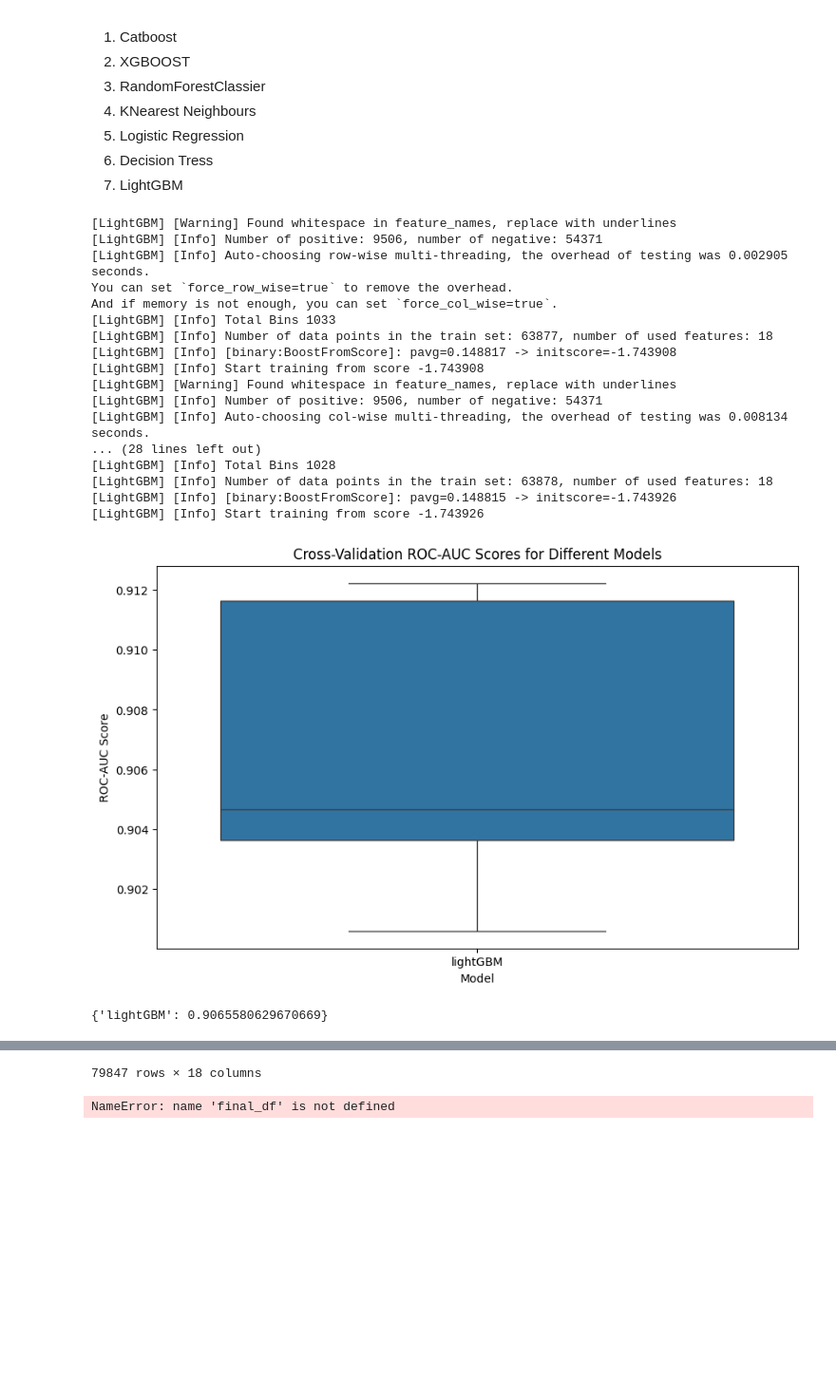
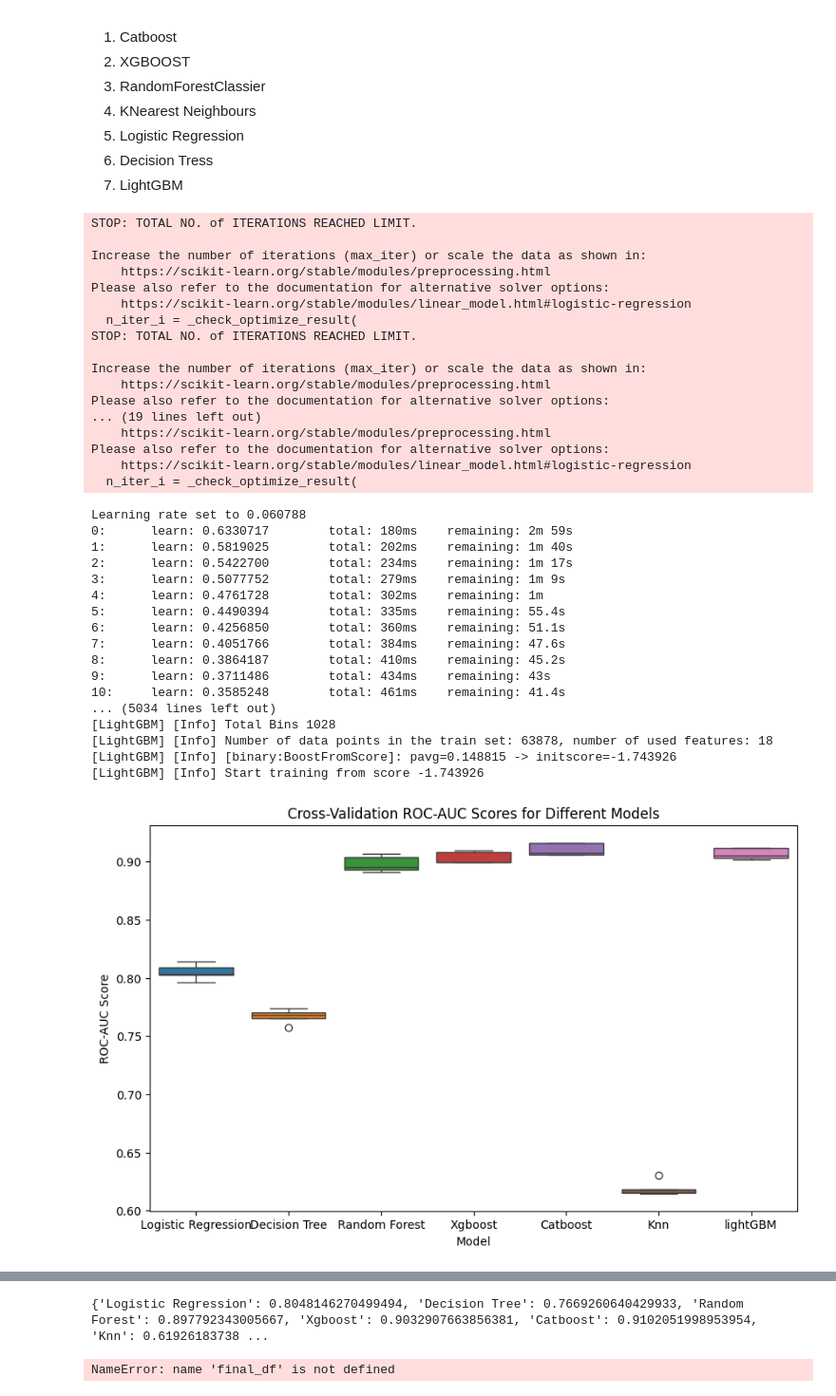
Before and after one commit to Augah2001/Data-Science-Competion-Question-and-Data, a Jupyter notebook: credit_risk.ipynb, the cells around one changed output, grey strips where cells are left out. Shown at 95% size. Drawn from its saved outputs; the diff is of its cells as text; code cells hidden in the pictures; blank space fills up the shorter version.

Commit message:
cross validation on all models using auc to find best model

```diff
--- a/credit_risk.ipynb
+++ b/credit_risk.ipynb
@@ -652,0 +699,4 @@ y = df['Loan Status']
+# %%
+# independent binary features for loan_amount === 5000 and greater than 75000
+X['loan_equal_5000'] = np.where(X.loan_amount==5000,1,0)
+X['loan_>_75000'] = np.where(X.loan_amount>75000,1,0)
@@ -753,4 +780,0 @@ X['job'] = X['job'].map(job_map).astype('int')
-# %%
-# independent binary features for loan_amount === 5000 and greater than 75000
-X['less_than_10000'] = np.where(X.loan_amount==5000,1,0)
-X['greater_than_75000'] = np.where(X.loan_amount>75000,1,0)
@@ -911,60 +833,75 @@ fitted_models = []
 def cross_val(X, y, show_plots= True):
 
     models = {
-        # 'Logistic Regression': LogisticRegression(max_iter=1000),
-        # 'Decision Tree': DecisionTreeClassifier(),
-        # 'Random Forest': RandomForestClassifier(),
-        # 'Xgboost': XGBClassifier(),
-        # 'Catboost': CatBoostClassifier(),
-        # 'Knn': KNeighborsClassifier(),
+        'Logistic Regression': LogisticRegression(max_iter=1000),
+        'Decision Tree': DecisionTreeClassifier(),
+        'Random Forest': RandomForestClassifier(),
+        'Xgboost': XGBClassifier(),
+        'Catboost': CatBoostClassifier(),
+        'Knn': KNeighborsClassifier(),
         'lightGBM': LGBMClassifier()
     }
     mean_scores = {}
     cv_results = {}
 
     for name, model in models.items():
         cv_scores = cross_val_score(model, X, y, cv=stratified_kfold, scoring='roc_auc');
         cv_results[name] = cv_scores
         mean_scores[name] = cv_scores.mean()
         fitted_models.append(model)
 
     cv_df = pd.DataFrame(cv_results)
 
     if show_plots == True:
         # Plotting
         plt.figure(figsize=(10, 6))
         sns.boxplot(data=cv_df)
         plt.title('Cross-Validation ROC-AUC Scores for Different Models')
         plt.xlabel('Model')
         plt.ylabel('ROC-AUC Score')
         plt.show()
         print(mean_scores )
 
 
     return mean_scores, cv_results
 
 
 X_train, X_test, y_train, y_test = train_test_split(X,y, test_size=0.2, stratify=y, random_state=87)
 X_train = location_thresh_classification(X_train, y_train, X_train)
 cross_val(X_train, y_train);
-X_train
 # %% [output]
-[LightGBM] [Warning] Found whitespace in feature_names, replace with underlines
-[LightGBM] [Info] Number of positive: 9506, number of negative: 54371
-[LightGBM] [Info] Auto-choosing row-wise multi-threading, the overhead of testing was 0.002905 seconds.
-You can set `force_row_wise=true` to remove the overhead.
-And if memory is not enough, you can set `force_col_wise=true`.
-[LightGBM] [Info] Total Bins 1033
-[LightGBM] [Info] Number of data points in the train set: 63877, number of used features: 18
-[LightGBM] [Info] [binary:BoostFromScore]: pavg=0.148817 -> initscore=-1.743908
-[LightGBM] [Info] Start training from score -1.743908
-[LightGBM] [Warning] Found whitespace in feature_names, replace with underlines
-[LightGBM] [Info] Number of positive: 9506, number of negative: 54371
-[LightGBM] [Info] Auto-choosing col-wise multi-threading, the overhead of testing was 0.008134 seconds.
-... (28 lines left out)
-[LightGBM] [Info] Total Bins 1028
-[LightGBM] [Info] Number of data points in the train set: 63878, number of used features: 18
-[LightGBM] [Info] [binary:BoostFromScore]: pavg=0.148815 -> initscore=-1.743926
-[LightGBM] [Info] Start training from score -1.743926
+STOP: TOTAL NO. of ITERATIONS REACHED LIMIT.
+
+Increase the number of iterations (max_iter) or scale the data as shown in:
+    https://scikit-learn.org/stable/modules/preprocessing.html
+Please also refer to the documentation for alternative solver options:
+    https://scikit-learn.org/stable/modules/linear_model.html#logistic-regression
+  n_iter_i = _check_optimize_result(
+STOP: TOTAL NO. of ITERATIONS REACHED LIMIT.
+
+Increase the number of iterations (max_iter) or scale the data as shown in:
+    https://scikit-learn.org/stable/modules/preprocessing.html
+Please also refer to the documentation for alternative solver options:
+... (19 lines left out)
+    https://scikit-learn.org/stable/modules/preprocessing.html
+Please also refer to the documentation for alternative solver options:
+    https://scikit-learn.org/stable/modules/linear_model.html#logistic-regression
+  n_iter_i = _check_optimize_result(
+Learning rate set to 0.060788
+0:      learn: 0.6330717        total: 180ms    remaining: 2m 59s
+1:      learn: 0.5819025        total: 202ms    remaining: 1m 40s
+2:      learn: 0.5422700        total: 234ms    remaining: 1m 17s
+3:      learn: 0.5077752        total: 279ms    remaining: 1m 9s
+4:      learn: 0.4761728        total: 302ms    remaining: 1m
+5:      learn: 0.4490394        total: 335ms    remaining: 55.4s
+6:      learn: 0.4256850        total: 360ms    remaining: 51.1s
+7:      learn: 0.4051766        total: 384ms    remaining: 47.6s
+8:      learn: 0.3864187        total: 410ms    remaining: 45.2s
+9:      learn: 0.3711486        total: 434ms    remaining: 43s
+10:     learn: 0.3585248        total: 461ms    remaining: 41.4s
+... (5034 lines left out)
+[LightGBM] [Info] Total Bins 1028
+[LightGBM] [Info] Number of data points in the train set: 63878, number of used features: 18
+[LightGBM] [Info] [binary:BoostFromScore]: pavg=0.148815 -> initscore=-1.743926
+[LightGBM] [Info] Start training from score -1.743926
-[figure, old version]
+[figure, new version]
-{'lightGBM': 0.9065580629670669}
@@ -983 +908 @@ And if memory is not enough, you can set `force_col_wise=true`.
-79847 rows × 18 columns
+{'Logistic Regression': 0.8048146270499494, 'Decision Tree': 0.7669260640429933, 'Random Forest': 0.897792343005667, 'Xgboost': 0.9032907663856381, 'Catboost': 0.9102051998953954, 'Knn': 0.61926183738 ...
```
Also changed, not shown: parts of 41 cells of this notebook, 4 other files.
